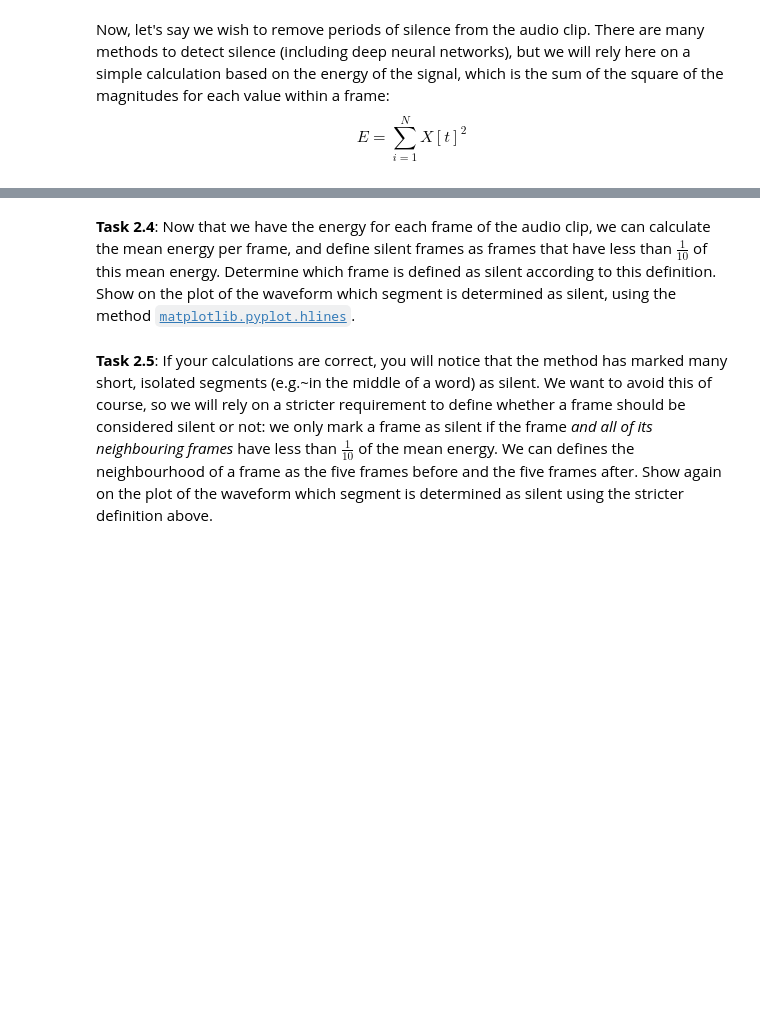
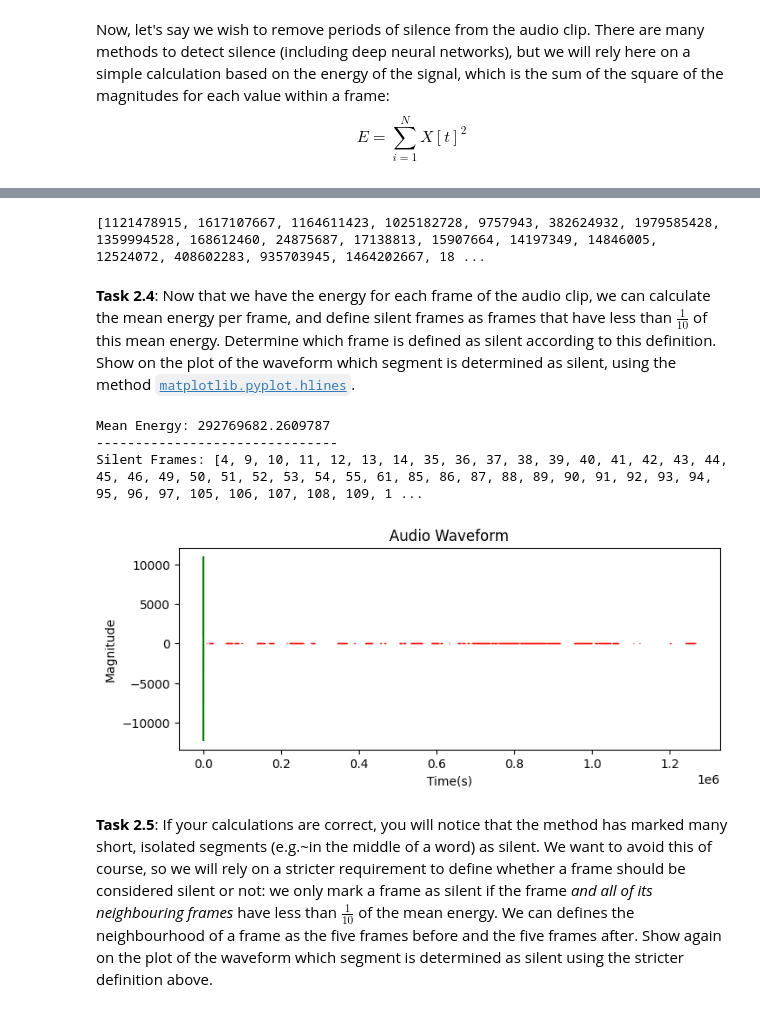
Before and after one commit to alessiasanfelici/IN4080--NLP-Exercises, a Jupyter notebook: NLP-Projects/mandatory 3/oblig3.ipynb, the cells around one changed output, grey strips where cells are left out. Saved outputs shown, nothing was run; the diff lists cells and outputs as text; code cells hidden in the pictures; blank space fills up the shorter version.

```diff
--- a/NLP-Projects/mandatory 3/oblig3.ipynb
+++ b/NLP-Projects/mandatory 3/oblig3.ipynb
@@ -327,31 +346,40 @@ frame_step = int(0.1*fs)
 
 for i in range(0, len(data) - frame_size, frame_step):
     frame_data = data[i:i+frame_size]
-    energy = np.sum(frame_data**2)
+    energy = abs(np.sum(frame_data**2))
     energies.append(energy)
 
 print(energies)
+# %% [output]
+[1121478915, 1617107667, 1164611423, 1025182728, 9757943, 382624932, 1979585428, 1359994528, 168612460, 24875687, 17138813, 15907664, 14197349, 14846005, 12524072, 408602283, 935703945, 1464202667, 18 ...
 # %% [markdown]
 __Task 2.4__: Now that we have the energy for each frame of the audio clip, we can calculate the mean energy per frame, and define silent frames as frames that have less than $\frac{1}{10}$ of this mean energy. Determine which frame is defined as silent according to this definition.
 Show on the plot of the waveform which segment is determined as silent, using the method [`matplotlib.pyplot.hlines`](https://matplotlib.org/stable/api/_as_gen/matplotlib.pyplot.hlines.html).
 # %%
 mean_energy = np.mean(energies)
-
+print("Mean Energy:", mean_energy)
+print("-------------------------------")
 silent_frames = [f for f, energy in enumerate(energies) if energy < 0.1 * mean_energy]
 
 print("Silent Frames:", silent_frames)
+# %% [output]
+Mean Energy: 292769682.2609787
+-------------------------------
+Silent Frames: [4, 9, 10, 11, 12, 13, 14, 35, 36, 37, 38, 39, 40, 41, 42, 43, 44, 45, 46, 49, 50, 51, 52, 53, 54, 55, 61, 85, 86, 87, 88, 89, 90, 91, 92, 93, 94, 95, 96, 97, 105, 106, 107, 108, 109, 1 ...
 # %%
 import matplotlib.pyplot as plt
-plt.figure(figsize = (10,4))
+plt.figure(figsize = (8,3))
 plt.plot(np.linspace(0, len(data)/fs, len(data)), data, color = "g")
 plt.title("Audio Waveform")
 plt.xlabel("Time(s)")
 plt.ylabel("Magnitude")
 
 for s in silent_frames:
-    plt.hlines(0, s*frame_step, s*frame_step + frame_size, colors = "r", linewidth = 1, lable = "Silent Frames")
+    plt.hlines(0, s*frame_step, s*frame_step + frame_size, colors = "r", linewidth = 1)
 
 plt.show()
+# %% [output]
+[figure, added]
 # %% [markdown]
 __Task 2.5__: If your calculations are correct, you will notice that the method has marked many short, isolated segments (e.g.~in the middle of a word) as silent. We want to avoid this of course, so we will rely on a stricter requirement to define whether a frame should be considered silent or not: we only mark a frame as silent if the frame _and all of its neighbouring frames_ have less than $\frac{1}{10}$ of the mean energy. We can defines the neighbourhood of a frame as the five frames before and the five frames after.  Show again on the plot of the waveform which segment is determined as silent using the stricter definition above.
 # %%
```
Also changed, not shown: parts of 7 cells of this notebook, 1 other file.
